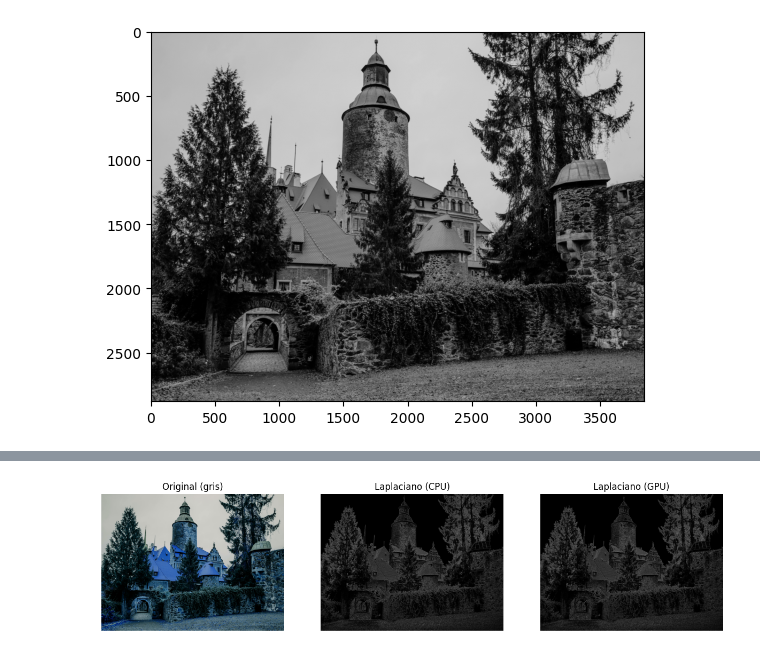
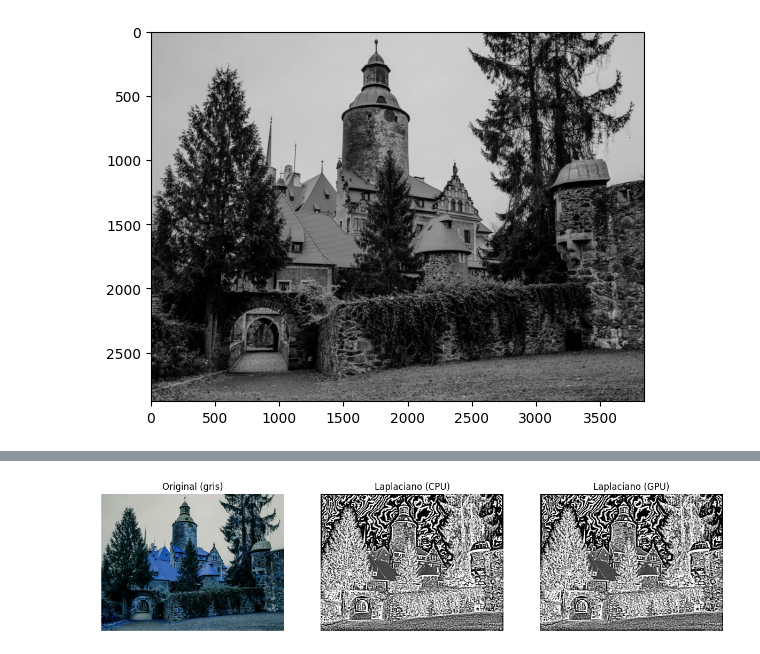
Before and after one commit to Andres0918/Practicas_Compu_Paralela, a Jupyter notebook: filtro.ipynb, the cells around one changed output, grey strips where cells are left out. Cells and saved outputs as stored; diff of their text form; code cells hidden in the pictures.

Commit message:
fix-filtro-positivo

```diff
--- a/filtro.ipynb
+++ b/filtro.ipynb
@@ -29,11 +29,8 @@ def generar_Kernel(numero: int):
         kernel[numero //2, numero //2] = -1 * (numero * numero - 1)
         return kernel
 
-kernel = generar_Kernel(3)
-print("Kernel generado con exito")
 
 # Funcion para el filtro secuencial
-
 def filtro_laplace_secuencial(imagen: np.ndarray, kernel: np.ndarray) -> np.ndarray:
     matrizImagen = imagen.astype(np.float32)
 
@@ -53,13 +50,8 @@ def filtro_laplace_secuencial(imagen: np.ndarray, kernel: np.ndarray) -> np.ndar
     salida = np.clip(salida, 0, 255).astype(np.uint8)
     return salida
 
-# Codigo de ejecucion con Pycuda (GPU)
-import pycuda.autoinit
-import pycuda.driver as drv
-from pycuda.compiler import SourceModule
-import numpy as np
-import time
 
+# Funcion paralela usando PyCUDA
 def filtro_laplace_paralelo(imagen: np.ndarray, kernel: np.ndarray) -> np.ndarray:
     matrizImagen = imagen.astype(np.float32)
     k = kernel.shape[0]
@@ -80,34 +72,36 @@ def filtro_laplace_paralelo(imagen: np.ndarray, kernel: np.ndarray) -> np.ndarra
     altoPadded, anchoPadded = imagenPadded.shape
     print(f"Padded: {altoPadded}x{anchoPadded}")
 
-    # Kernel CUDA simplificado al máximo
+    # Kernel CUDA con indexación 1D y tamaño dinámico
     kernel_code = """
     __global__ void filtro_laplace(float *imagen, float *kernel, float *salida,
-                                   int ancho, int alto, int k, int anchoPadded) {
-        int x = blockIdx.x * blockDim.x + threadIdx.x;
-        int y = blockIdx.y * blockDim.y + threadIdx.y;
+                                int ancho, int alto, int k, int anchoPadded) {
+        int idx = blockIdx.x * blockDim.x + threadIdx.x;
+        int totalPixels = ancho * alto;
 
-        if (x >= ancho || y >= alto) return;
+        if (idx >= totalPixels) return;
+
+        int y = idx / ancho;
+        int x = idx % ancho;
 
         float suma = 0.0f;
 
-        #pragma unroll
-        for (int ky = 0; ky < 3; ky++) {
-            #pragma unroll
-            for (int kx = 0; kx < 3; kx++) {
+        // Usar k dinámicamente (no hardcoded a 3)
+        for (int ky = 0; ky < k; ky++) {
+            for (int kx = 0; kx < k; kx++) {
                 int posY = y + ky;
                 int posX = x + kx;
                 int idxImg = posY * anchoPadded + posX;
-                int idxKer = ky * 3 + kx;
+                int idxKer = ky * k + kx;  // Usar k, no 3
                 suma += imagen[idxImg] * kernel[idxKer];
             }
         }
 
-        salida[y * ancho + x] = suma;
+        salida[idx] = suma;
     }
     """
 
-    # Compilar con opciones específicas para evitar el error
+    # Compilar
     try:
         mod = SourceModule(kernel_code,
                           options=['--use_fast_math'],
@@ -115,7 +109,6 @@ def filtro_laplace_paralelo(imagen: np.ndarray, kernel: np.ndarray) -> np.ndarra
         print("✓ Kernel compilado exitosamente")
     except Exception as e:
         print(f"✗ Error de compilación: {e}")
-        # Intentar sin optimizaciones
         try:
             mod = SourceModule(kernel_code, no_extern_c=True)
             print("✓ Kernel compilado (sin optimizaciones)")
@@ -125,17 +118,21 @@ def filtro_laplace_paralelo(imagen: np.ndarray, kernel: np.ndarray) -> np.ndarra
 
     laplace_kernel = mod.get_function("filtro_laplace")
 
-    # Configuración conservadora de bloques
-    BLOCK_SIZE = 16
-    grid_x = (ancho + BLOCK_SIZE - 1) // BLOCK_SIZE
-    grid_y = (alto + BLOCK_SIZE - 1) // BLOCK_SIZE
+    # Configuración 1D con 12 hilos por bloque
+    THREADS_PER_BLOCK = 12
+    totalPixels = alto * ancho
+    numBlocks = (totalPixels + THREADS_PER_BLOCK - 1) // THREADS_PER_BLOCK
 
-    print(f"Grid: {grid_x}x{grid_y}, Block: {BLOCK_SIZE}x{BLOCK_SIZE}")
+    print(f"Configuración 1D:")
+    print(f"  Total píxeles: {totalPixels}")
+    print(f"  Hilos por bloque: {THREADS_PER_BLOCK}")
+    print(f"  Número de bloques: {numBlocks}")
+    print(f"  Grid: ({numBlocks},), Block: ({THREADS_PER_BLOCK},)")
 
     tiempoInicial = time.perf_counter()
 
     try:
-        # Asignar memoria GPU explícitamente
+        # Asignar memoria GPU
         imagen_gpu = drv.mem_alloc(imagenPadded.nbytes)
         kernel_gpu = drv.mem_alloc(kernel_flat.nbytes)
         salida_gpu = drv.mem_alloc(salida.nbytes)
@@ -144,7 +141,7 @@ def filtro_laplace_paralelo(imagen: np.ndarray, kernel: np.ndarray) -> np.ndarra
         drv.memcpy_htod(imagen_gpu, imagenPadded)
         drv.memcpy_htod(kernel_gpu, kernel_flat)
 
-        # Ejecutar kernel
+        # Ejecutar kernel con configuración 1D
         laplace_kernel(
             imagen_gpu,
             kernel_gpu,
@@ -153,11 +150,11 @@ def filtro_laplace_paralelo(imagen: np.ndarray, kernel: np.ndarray) -> np.ndarra
             np.int32(alto),
             np.int32(k),
             np.int32(anchoPadded),
-            block=(BLOCK_SIZE, BLOCK_SIZE, 1),
-            grid=(grid_x, grid_y)
+            block=(THREADS_PER_BLOCK, 1, 1),  # 12 hilos en X, 1 en Y, 1 en Z
+            grid=(numBlocks, 1)                 # numBlocks en X, 1 en Y
         )
 
-        # Copiar resultado de vuelta
+        # Copiar resultado
         drv.memcpy_dtoh(salida, salida_gpu)
 
         # Liberar memoria
@@ -174,14 +171,27 @@ def filtro_laplace_paralelo(imagen: np.ndarray, kernel: np.ndarray) -> np.ndarra
     tiempoFinal = time.perf_counter()
     print(f"Tiempo GPU: {tiempoFinal - tiempoInicial:.6f} s")
 
+    # Diagnóstico de valores antes del clip
+    print(f"Valores GPU - Min: {salida.min():.2f}, Max: {salida.max():.2f}")
+
+    # Clip y conversión
     salida = np.clip(salida, 0, 255).astype(np.uint8)
     return salida
 
-tiempoInicial  = time.perf_counter()
+
+# Ejecución
+kernel = generar_Kernel(65)
+print("Kernel generado con exito")
+
+# Filtro Secuencial
+tiempoInicial = time.perf_counter()
 resultado = filtro_laplace_secuencial(imagen, kernel)
 tiempoFinal = time.perf_counter()
 print(f"Tiempo de ejecucion - Secuencial: {tiempoFinal - tiempoInicial} segundos")
+
+# Filtro Paralelo
 resultadoParalelo = filtro_laplace_paralelo(imagen, kernel)
+
 
 # Mostrar resultados
 plt.figure(figsize=(15,5))
@@ -213 +228 @@ Tiempo GPU: 0.076850 s
-[figure, old version]
+[figure, new version]
```
Also changed, not shown: parts of 2 cells of this notebook, 6 other files.
